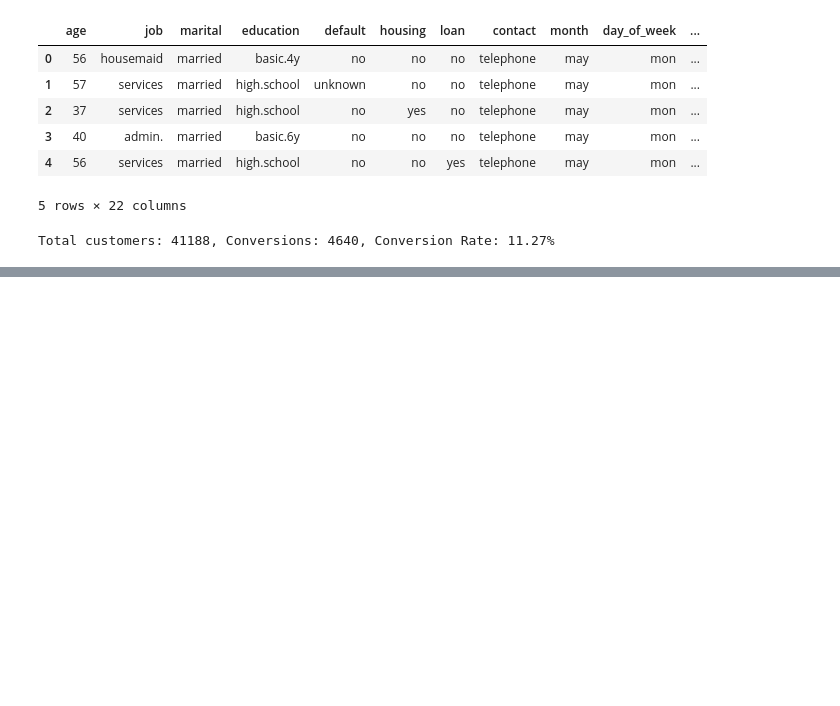
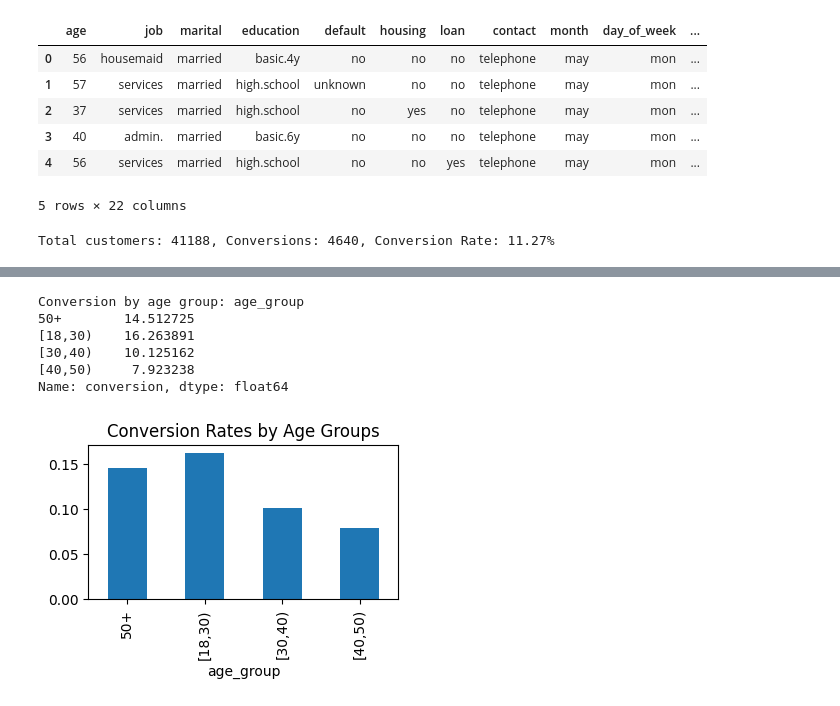
Before and after one commit to abhas-b/AICentral, a Jupyter notebook: 05. Marketing Analytics/02. Visualization.ipynb, the cells around one changed output, grey strips where cells are left out. Cells and saved outputs as stored; diff of their text form; code cells hidden in the pictures; blank space fills up the shorter version.

```diff
--- a/05. Marketing Analytics/02. Visualization.ipynb
+++ b/05. Marketing Analytics/02. Visualization.ipynb
@@ -31 +30,10 @@ plt.plot(conversions_by_age);
 [figure]
+# %%
+# bucketing ages
+
+df['age_group'] = df['age'].apply(lambda x: '[18,30)' if x < 30 \
+                                  else '[30,40)' if x < 40 \
+                                    else '[40,50)' if x < 50 \
+                                        else '50+')
+
+df[['age', 'age_group']].value_counts()
@@ -31,0 +54,16 @@ plt.plot(conversions_by_age);
+# %%
+conversions_by_age_group = (df.groupby(by='age_group')['conversion'].sum()/df.groupby(by='age_group')['conversion'].count())
+print(f"Conversion by age group: {100*conversions_by_age_group}")
+# %% [output]
+Conversion by age group: age_group
+50+        14.512725
+[18,30)    16.263891
+[30,40)    10.125162
+[40,50)     7.923238
+Name: conversion, dtype: float64
+# %%
+conversions_by_age_group.plot(kind='bar',
+                              title="Conversion Rates by Age Groups",
+                              figsize=(4,2));
+# %% [output]
+[figure, added]
```
Also changed, not shown: parts of 7 cells of this notebook.
